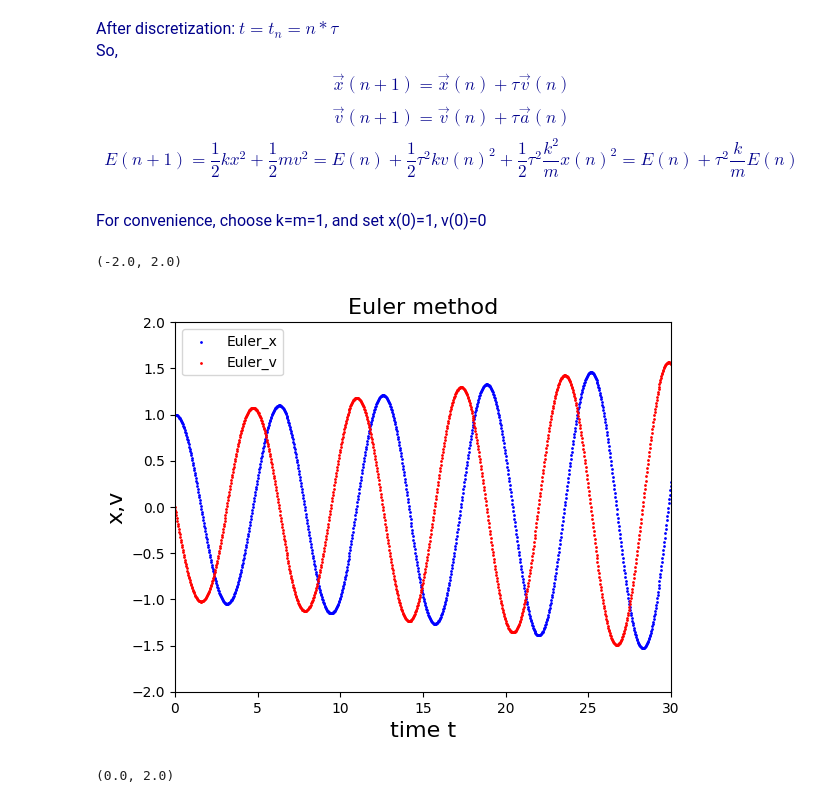
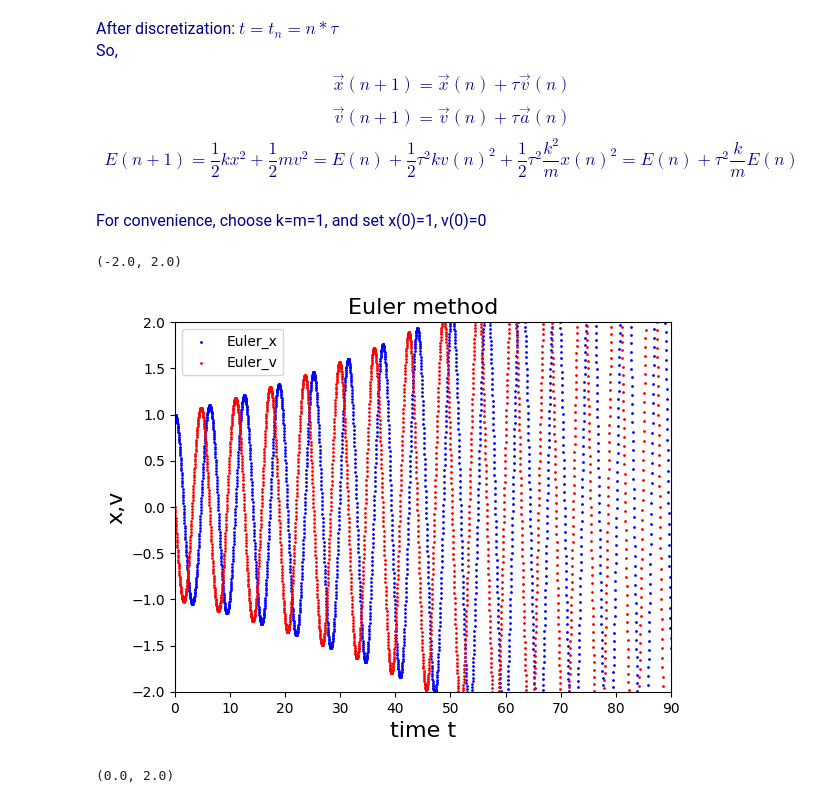
Before and after one commit to huangshusu/Computational-Physics, a Jupyter notebook: Solving ODE/Differential_Equations_1_Methods.ipynb, the cells around one changed output. Cells and saved outputs as stored; diff of their text form; code cells hidden in the pictures.

```diff
--- a/Solving ODE/Differential_Equations_1_Methods.ipynb
+++ b/Solving ODE/Differential_Equations_1_Methods.ipynb
@@ -48,16 +48,16 @@ for i in range(1,3000):
 # %%
 #postion x, velocity v plot
 plt.scatter(t_Eu,x_Eu,color='blue',s=1,label='Euler_x')
 plt.scatter(t_Eu,v_Eu,color='red',s=1,label='Euler_v')
 plt.legend()
 plt.xlabel('time t',size=16)
 plt.ylabel('x,v',size=16)
 plt.title('Euler method',size=16)
-plt.xlim(0,30)
+plt.xlim(0,90)
 plt.ylim(-2,2)
 # %% [output]
 (-2.0, 2.0)
-[figure, old version]
+[figure, new version]
 # %%
 #Energy plot
 plt.scatter(t_Eu,E_Eu,color='green',s=1,label='Euler_E')
```
Also changed, not shown: parts of 2 cells of this notebook.
